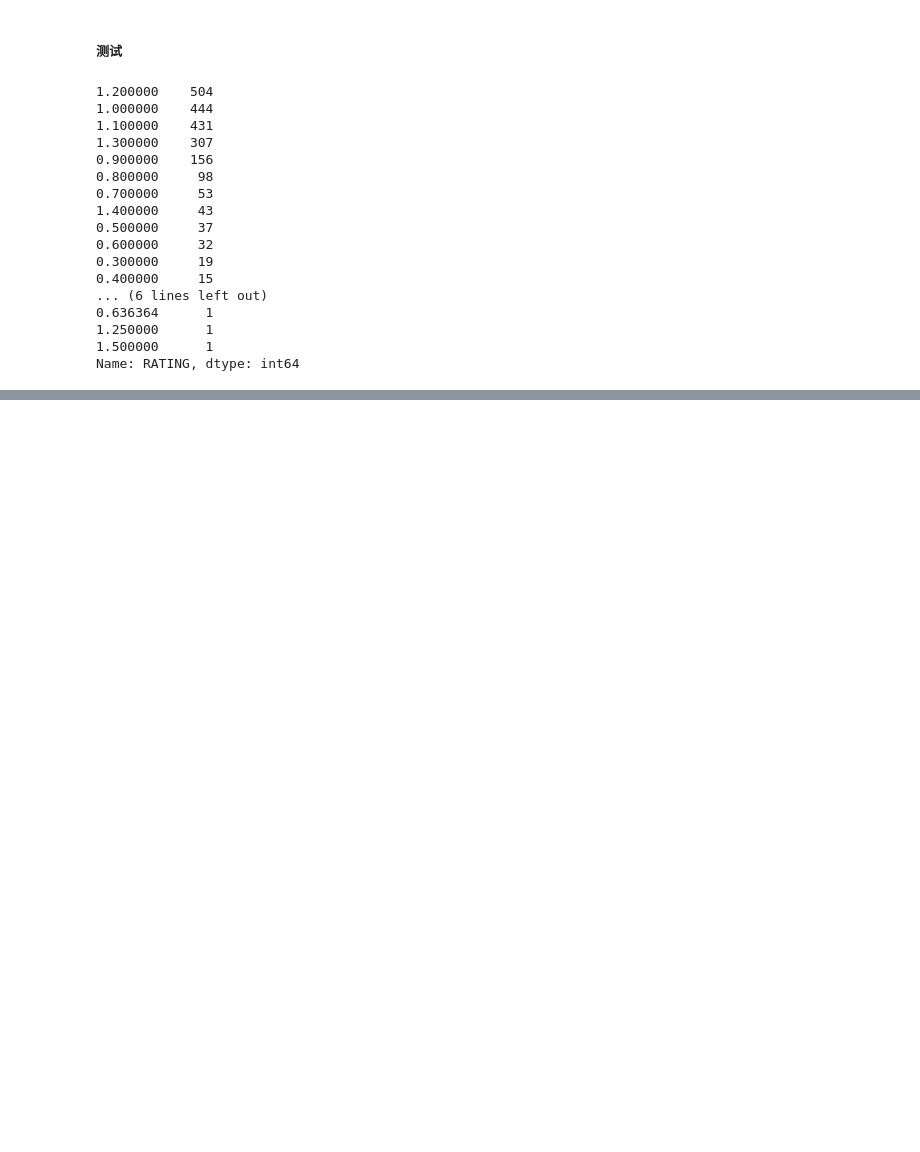
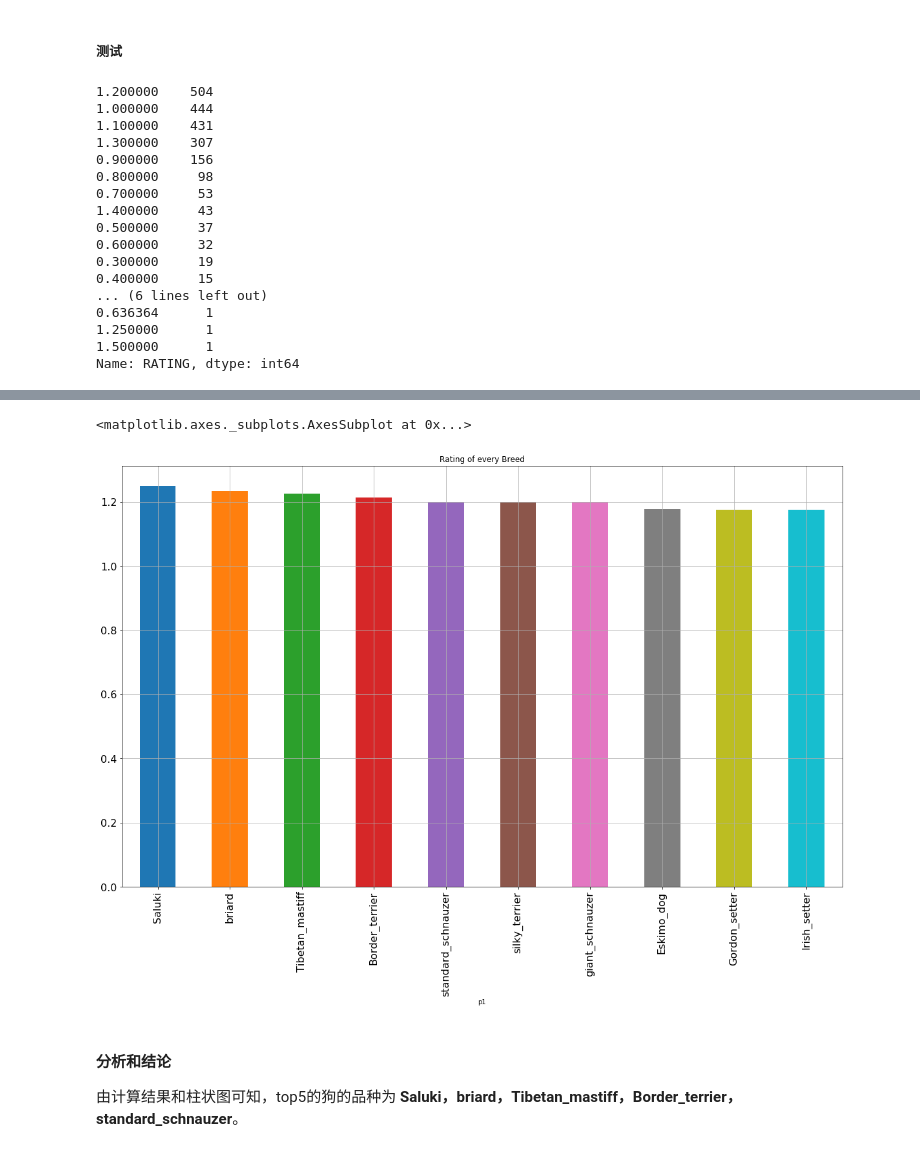
Before and after one commit to flamever2015/Udacity_Data_Science-p2, a Jupyter notebook: wrangle_act.ipynb, the cells around one changed output, grey strips where cells are left out. Cells and saved outputs as stored; diff of their text form; code cells hidden in the pictures; blank space fills up the shorter version.

```diff
--- a/wrangle_act.ipynb
+++ b/wrangle_act.ipynb
@@ -599,0 +566,4 @@ memory usage: 570.6+ KB
+# %%
+mask = twitter_archive_enhanced_clean['tweet_id'] == '832215909146226688'
+column_name = 'rating_numerator'
+twitter_archive_enhanced_clean.loc[mask,column_name] = 9.75
@@ -729,0 +727,9 @@ p1_Rating
+# %%
+# 评级均值前10名的狗的品种柱状图绘制
+p1_Rating.sort_values(ascending = False).head(10).plot(kind='bar',title='Rating of every Breed',figsize=(20, 12),fontsize=16,grid = True)
+# %% [output]
+<matplotlib.axes._subplots.AxesSubplot at 0x...>
+[figure, added]
+# %% [markdown]
+#### 分析和结论
+由计算结果和柱状图可知，top5的狗的品种为 **Saluki，briard，Tibetan_mastiff，Border_terrier，standard_schnauzer**。
```
Also changed, not shown: parts of 33 cells of this notebook, 1 other file.
